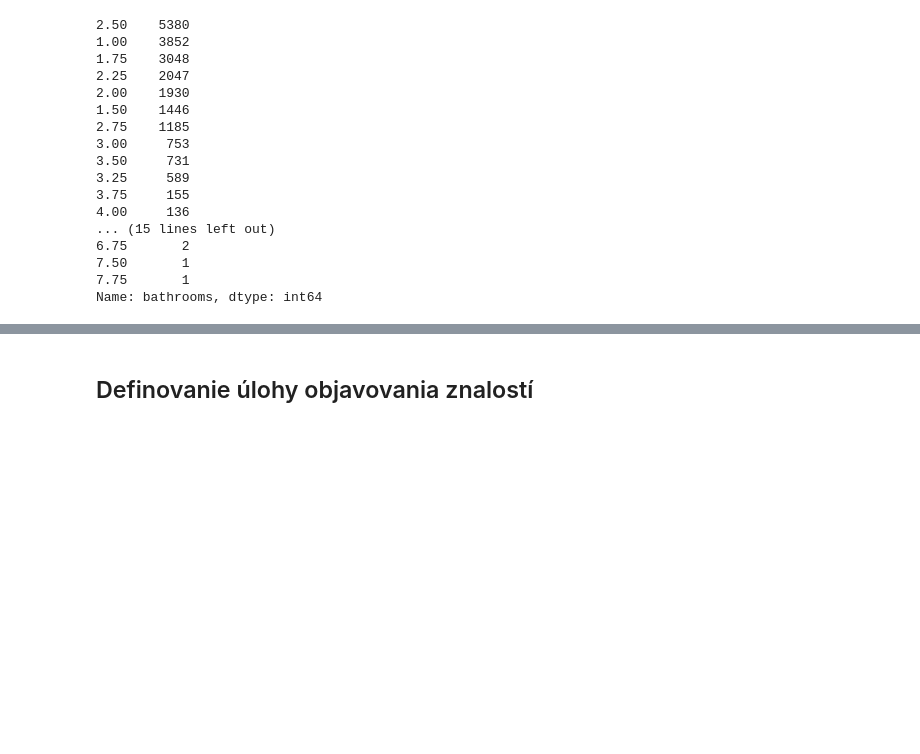
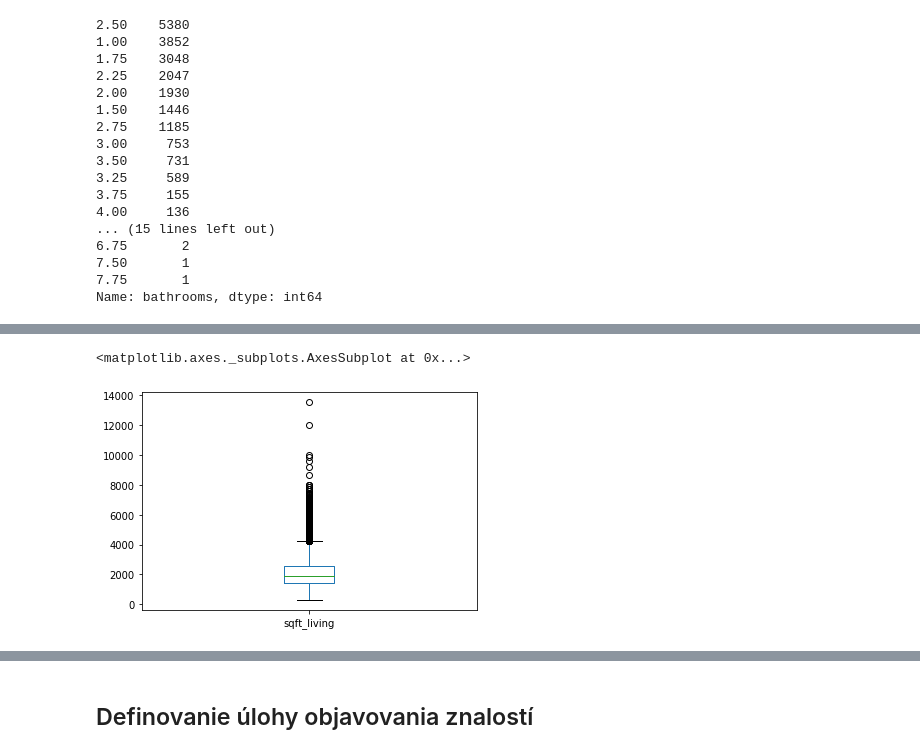
Before and after one commit to mirec3009/oznal_project, a Jupyter notebook: Explorativna_analyza.ipynb, the cells around one changed output, grey strips where cells are left out. Cells and saved outputs as stored; diff of their text form; code cells hidden in the pictures; blank space fills up the shorter version.

```diff
--- a/Explorativna_analyza.ipynb
+++ b/Explorativna_analyza.ipynb
@@ -315,0 +361,5 @@ Name: bathrooms, dtype: int64
+# %%
+df["sqft_living"].plot(kind='box')
+# %% [output]
+<matplotlib.axes._subplots.AxesSubplot at 0x...>
+[figure, added]
```
Also changed, not shown: parts of 66 cells of this notebook.
